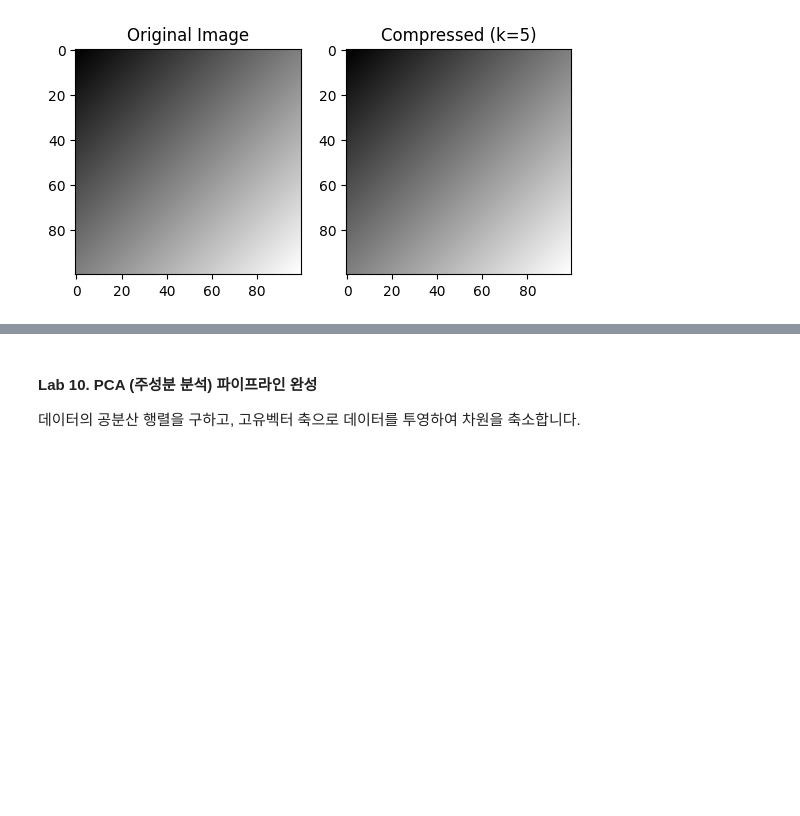
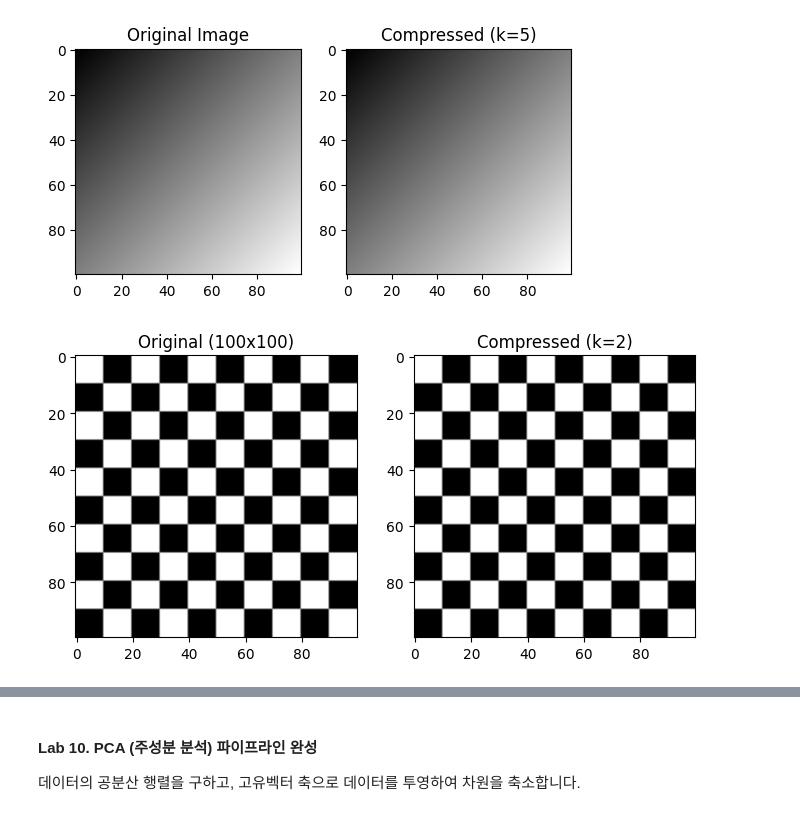
Before and after one commit to yuuki08noah/INGONGJINEUNGPROGRAMMING, a Jupyter notebook: 1-2 SVD와 PCA_Stu.ipynb, the cells around one changed output, grey strips where cells are left out. Drawn from its saved outputs; the diff is of its cells as text; code cells hidden in the pictures; blank space fills up the shorter version.

```diff
--- a/1-2 SVD와 PCA_Stu.ipynb
+++ b/1-2 SVD와 PCA_Stu.ipynb
@@ -26,3 +26,32 @@ plt.title(f"Compressed (k={k})")
 plt.show()
 # %% [output]
 [figure]
+# %%
+import numpy as np
+import matplotlib.pyplot as plt
+
+# 1. 이미지 압축 (Image Compression)
+# 100x100 크기의 체스판 패턴 생성 (데이터 행렬 생성)
+img = np.kron([[1, 0] * 5, [0, 1] * 5] * 5, np.ones((10, 10)))
+
+# SVD(특이값 분해) 수행
+# U: 왼쪽 특이벡터, S: 특이값(벡터), Vt: 오른쪽 특이벡터(전치)
+U, S, Vt = np.linalg.svd(img)
+
+# 상위 k개의 특이값만 사용하여 이미지 복원 (데이터 압축)
+k = 2
+# U의 k열, S의 k개 원소(대각행렬화), Vt의 k행을 행렬 곱함
+img_reconstructed = U[:, :k] @ np.diag(S[:k]) @ Vt[:k, :]
+
+# 시각화 설정
+plt.figure(figsize=(8, 4))
+plt.subplot(1, 2, 1)
+plt.title("Original (100x100)")
+plt.imshow(img, cmap='gray') # 원본 출력
+
+plt.subplot(1, 2, 2)
+plt.title(f"Compressed (k={k})")
+plt.imshow(img_reconstructed, cmap='gray') # 압축 복원본 출력
+plt.show()
+# %% [output]
+[figure, added]
```
Also changed, not shown: parts of 21 cells of this notebook.
